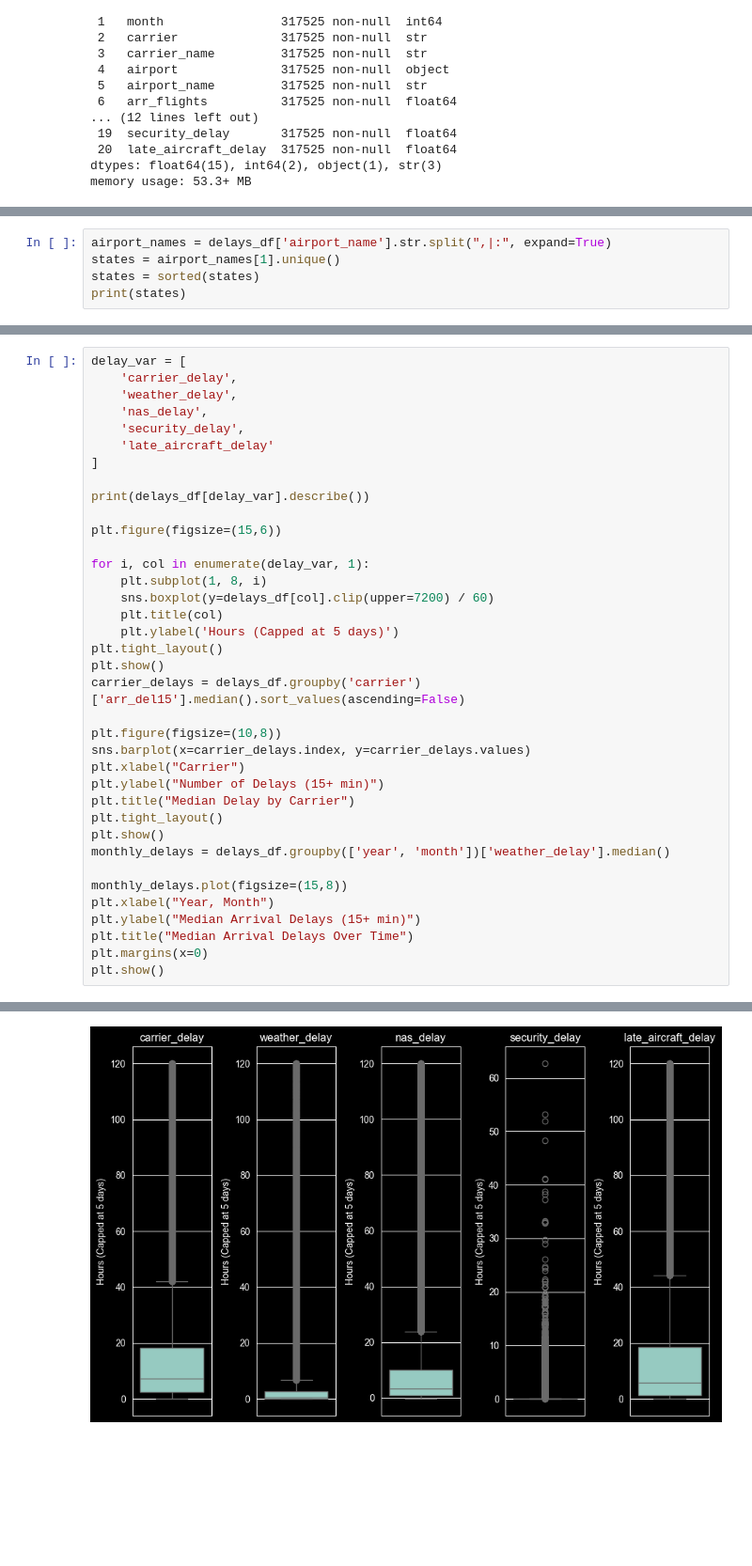
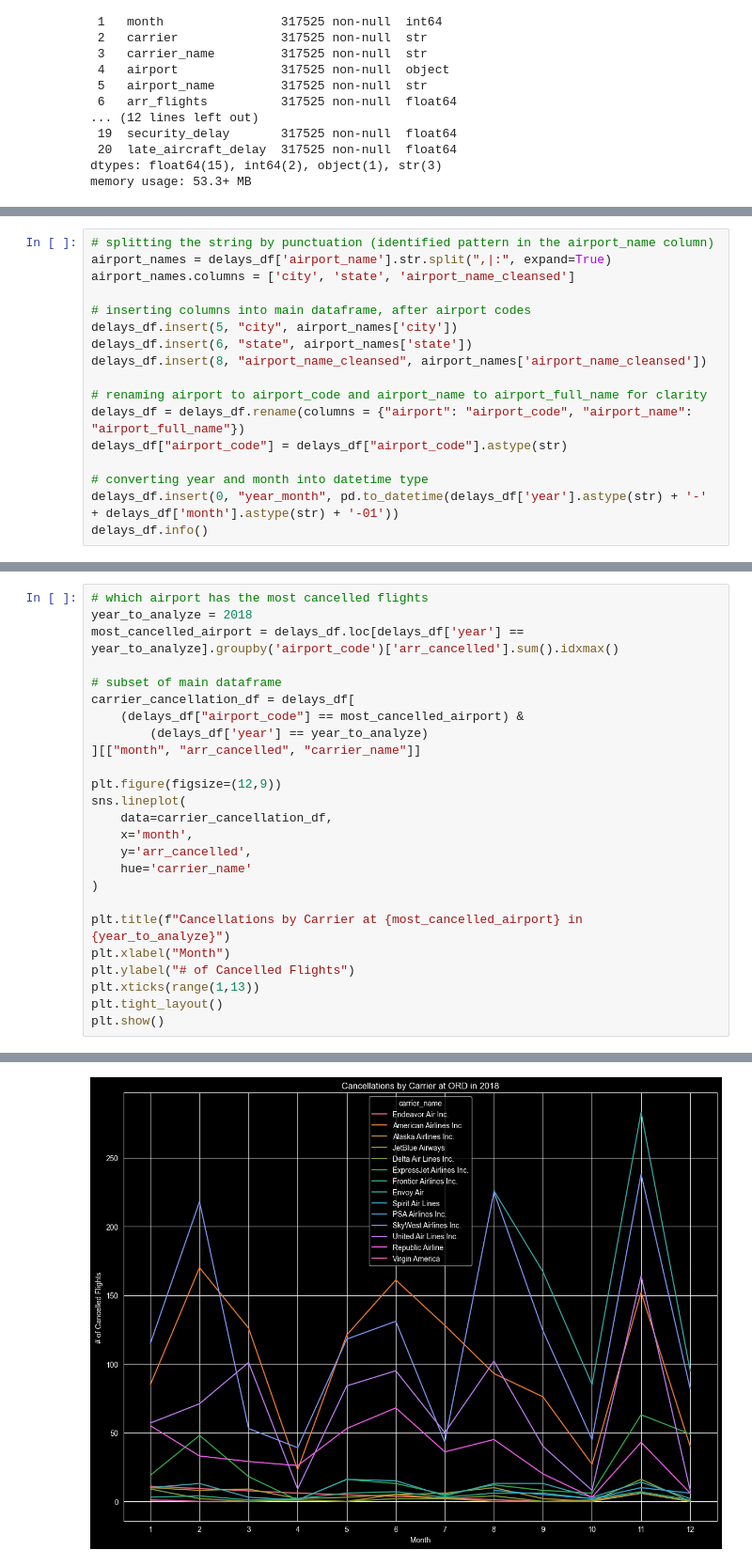
Before and after one commit to nessa-c/Airline_Delay_Analysis, a Jupyter notebook: EDA.ipynb, the cells around one changed output, grey strips where cells are left out. Shown at 94% size. Drawn from its saved outputs; the diff is of its cells as text; blank space fills up the shorter version.

```diff
--- a/EDA.ipynb
+++ b/EDA.ipynb
@@ -183,6 +187,18 @@ From this data cleaning, we've lost about 492 rows of data, but given that there
 # %%
+# splitting the string by punctuation (identified pattern in the airport_name column)
 airport_names = delays_df['airport_name'].str.split(",|:", expand=True)
-states = airport_names[1].unique()
-states = sorted(states)
-print(states)
+airport_names.columns = ['city', 'state', 'airport_name_cleansed']
+
+# inserting columns into main dataframe, after airport codes
+delays_df.insert(5, "city", airport_names['city'])
+delays_df.insert(6, "state", airport_names['state'])
+delays_df.insert(8, "airport_name_cleansed", airport_names['airport_name_cleansed'])
+
+# renaming airport to airport_code and airport_name to airport_full_name for clarity
+delays_df = delays_df.rename(columns = {"airport": "airport_code", "airport_name": "airport_full_name"})
+delays_df["airport_code"] = delays_df["airport_code"].astype(str)
+
+# converting year and month into datetime type
+delays_df.insert(0, "year_month", pd.to_datetime(delays_df['year'].astype(str) + '-' + delays_df['month'].astype(str) + '-01'))
+delays_df.info()
 # %% [output]
@@ -193,38 +225,26 @@ I want to focus on the number of arrival flights delayed by 15 minutes or more,
 # %%
-delay_var = [
-    'carrier_delay',
-    'weather_delay',
-    'nas_delay',
-    'security_delay',
-    'late_aircraft_delay'
-]
+# which airport has the most cancelled flights
+year_to_analyze = 2018
+most_cancelled_airport = delays_df.loc[delays_df['year'] == year_to_analyze].groupby('airport_code')['arr_cancelled'].sum().idxmax()
 
-print(delays_df[delay_var].describe())
+# subset of main dataframe
+carrier_cancellation_df = delays_df[
+    (delays_df["airport_code"] == most_cancelled_airport) &
+        (delays_df['year'] == year_to_analyze)
+][["month", "arr_cancelled", "carrier_name"]]
 
-plt.figure(figsize=(15,6))
+plt.figure(figsize=(12,9))
+sns.lineplot(
+    data=carrier_cancellation_df,
+    x='month',
+    y='arr_cancelled',
+    hue='carrier_name'
+)
 
-for i, col in enumerate(delay_var, 1):
-    plt.subplot(1, 8, i)
-    sns.boxplot(y=delays_df[col].clip(upper=7200) / 60)
-    plt.title(col)
-    plt.ylabel('Hours (Capped at 5 days)')
+plt.title(f"Cancellations by Carrier at {most_cancelled_airport} in {year_to_analyze}")
+plt.xlabel("Month")
+plt.ylabel("# of Cancelled Flights")
+plt.xticks(range(1,13))
 plt.tight_layout()
 plt.show()
-carrier_delays = delays_df.groupby('carrier')['arr_del15'].median().sort_values(ascending=False)
-
-plt.figure(figsize=(10,8))
-sns.barplot(x=carrier_delays.index, y=carrier_delays.values)
-plt.xlabel("Carrier")
-plt.ylabel("Number of Delays (15+ min)")
-plt.title("Median Delay by Carrier")
-plt.tight_layout()
-plt.show()
-monthly_delays = delays_df.groupby(['year', 'month'])['weather_delay'].median()
-
-monthly_delays.plot(figsize=(15,8))
-plt.xlabel("Year, Month")
-plt.ylabel("Median Arrival Delays (15+ min)")
-plt.title("Median Arrival Delays Over Time")
-plt.margins(x=0)
-plt.show()
 # %% [output]
@@ -250 +251 @@ max          148181.000000
-[figure, old version]
+[figure, new version]
```
Also changed, not shown: parts of 13 cells of this notebook.
